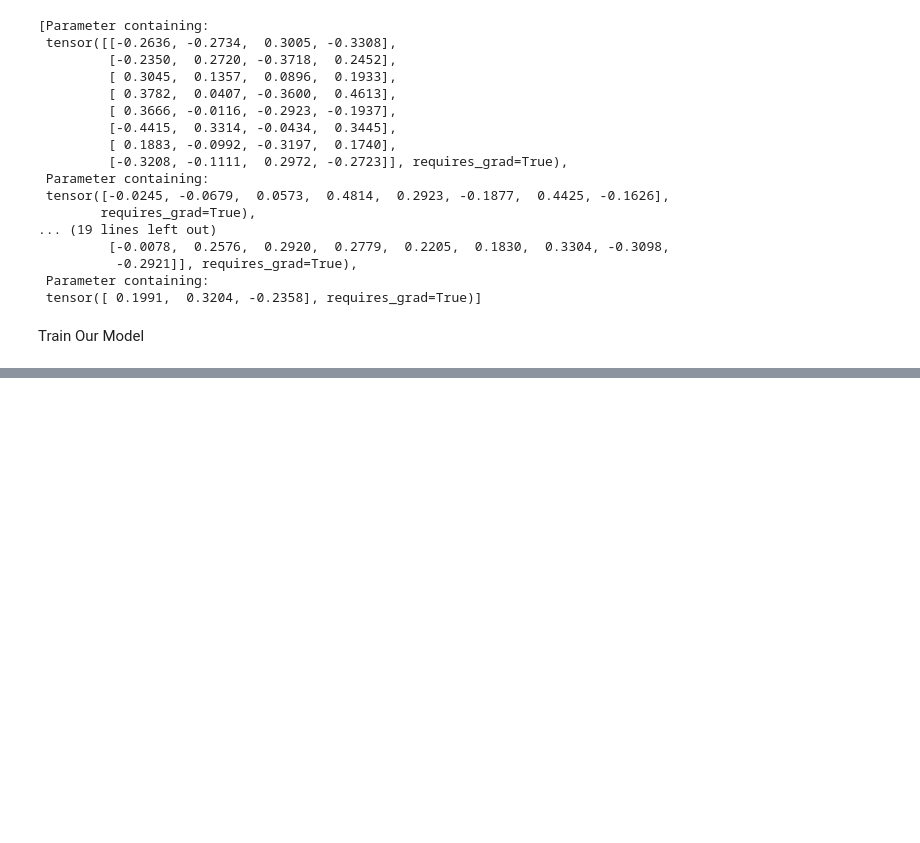
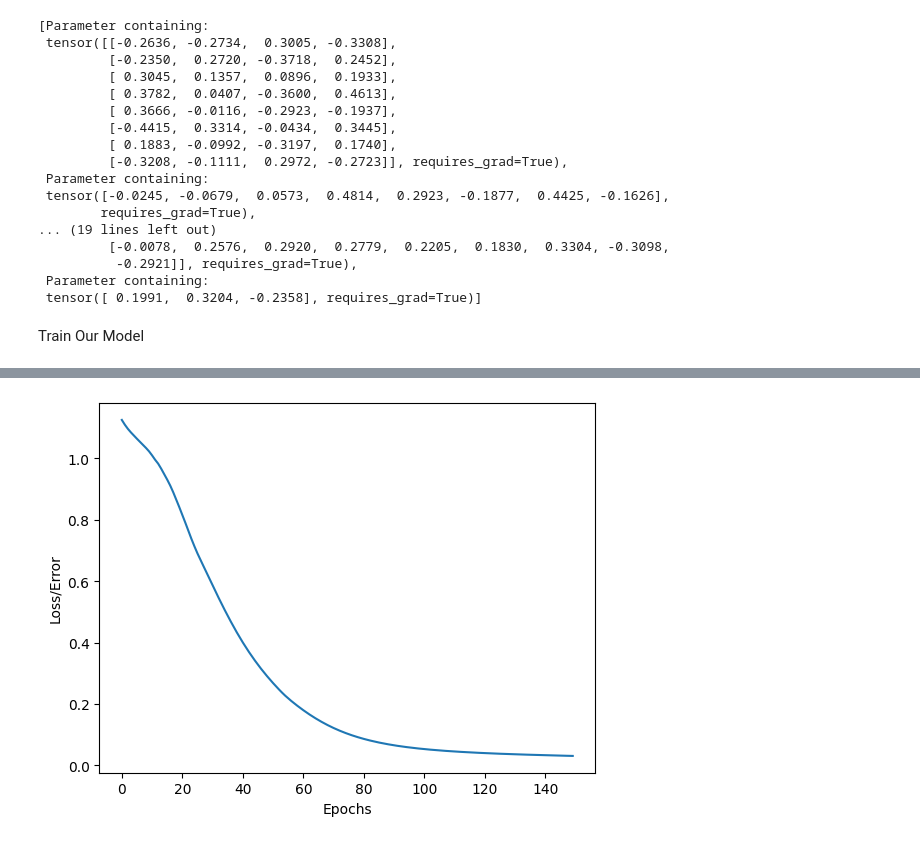
Before and after one commit to sulabola/Deep_Learning_with_PyTorch, a Jupyter notebook: Create_a_Basic_Neural_Network_Model.ipynb, the cells around one changed output, grey strips where cells are left out. Drawn from its saved outputs; the diff is of its cells as text; code cells hidden in the pictures; blank space fills up the shorter version.

```diff
--- a/Create_a_Basic_Neural_Network_Model.ipynb
+++ b/Create_a_Basic_Neural_Network_Model.ipynb
@@ -201,7 +201,7 @@ Train Our Model
 # %%
 ### Before train the model, we need to know "epochs" (how many runs through all the train data)
 
-epochs = 100
+epochs = 150
 
 ### As we go through the epochs, we need to tract losses to see whether the model is learning (erro is reducing).
 
@@ -219,8 +219,11 @@ for i in range(epochs):
   losses.append(loss)
 
   ### In order to observe while training the model, we may print the result after every 10 epochs.
-  if(i%%10) == 0:
+  if(i % 10) == 0:
     print(f'Epoch: {i} and Loss: {loss}')
 
   ### Do backpropagation
   ### Feed back the error through the network to fine tune the weights
+  optimizer.zero_grad()
+  loss.backward()
+  optimizer.step()
@@ -226,0 +261,6 @@ for i in range(epochs):
+# %%
+plt.plot(range(epochs), [loss.item() for loss in losses])
+plt.ylabel('Loss/Error')
+plt.xlabel('Epochs');
+# %% [output]
+[figure, added]
```
Also changed, not shown: parts of 3 cells of this notebook.
